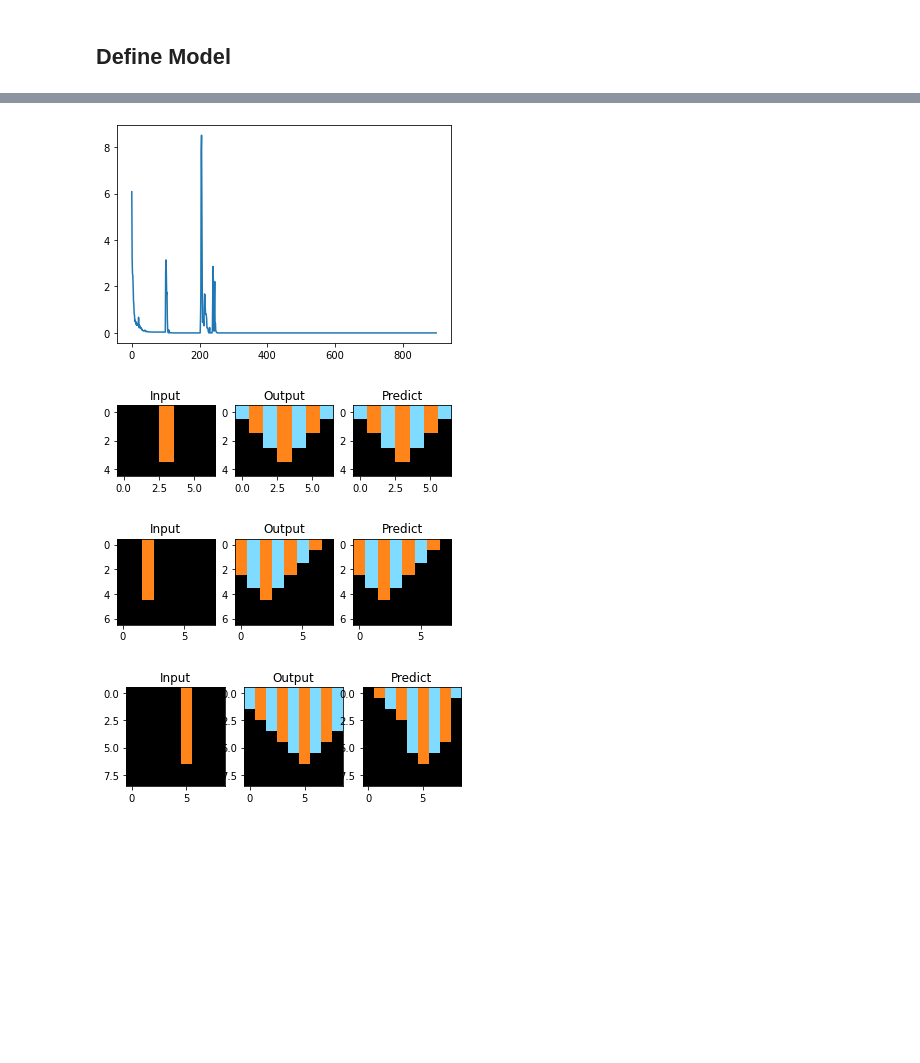
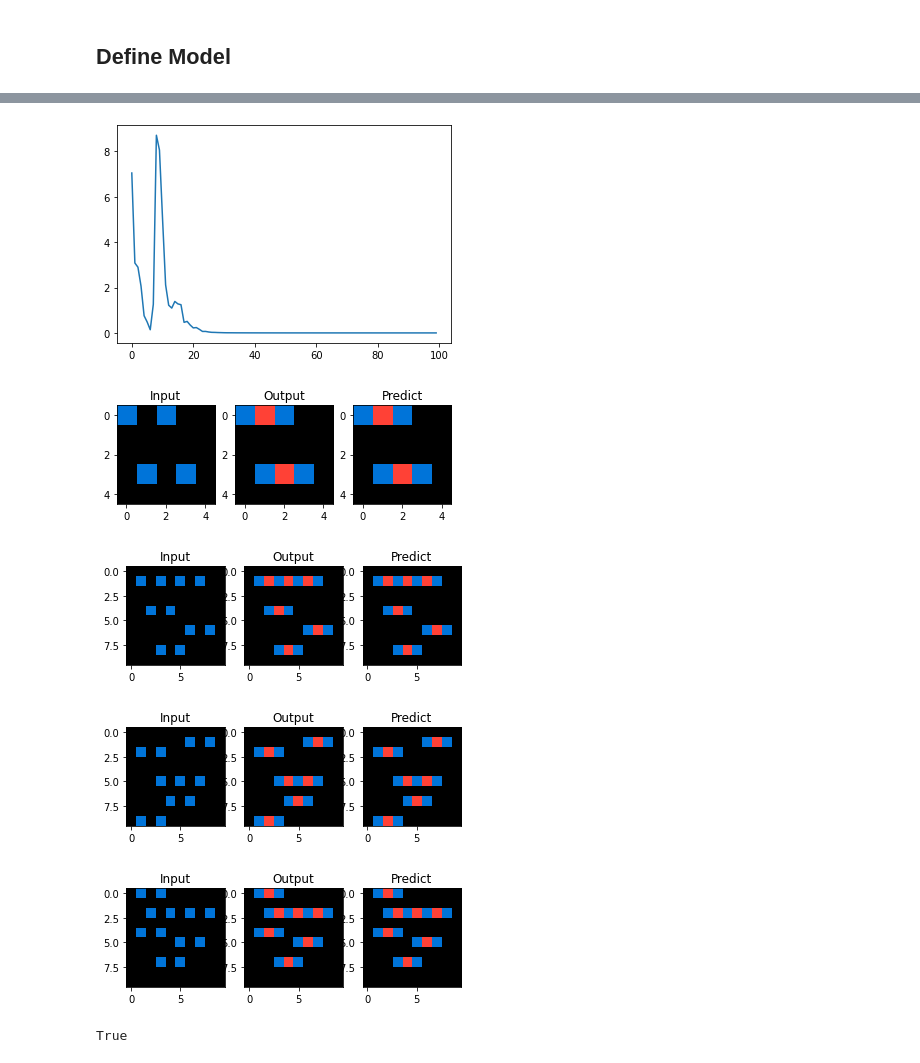
Before and after one commit to tnfru/abstraction_and_reasoning, a Jupyter notebook: ARC.ipynb, the cells around one changed output, grey strips where cells are left out. Cells and saved outputs as stored; diff of their text form; code cells hidden in the pictures; blank space fills up the shorter version.

Commit message:
fix: correct number of max steps

```diff
--- a/ARC.ipynb
+++ b/ARC.ipynb
@@ -309,7 +309,12 @@ train_and_plot(train_tasks[1], max_steps=3)
 # %%
-train_and_plot(train_tasks[347])
+train_and_plot(train_tasks[257], max_steps=2)
 # %% [output]
-[figure, old version]
+[figure, new version]
-[figure, old version]
+[figure, new version]
-[figure, old version]
+[figure, new version]
-[figure, old version]
+[figure, new version]
+[figure, added]
+# %%
+input_dim_equals_output_dim(train_tasks[257], False)
+# %% [output]
+True
```
Also changed, not shown: parts of 1 cell of this notebook.
